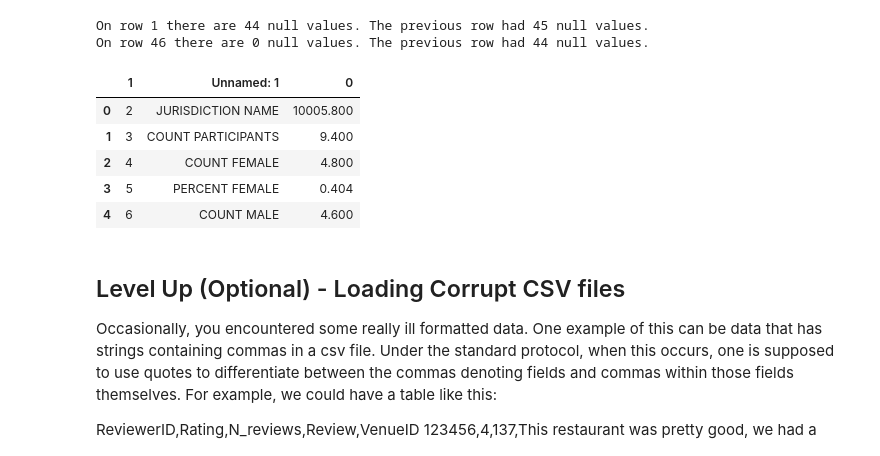
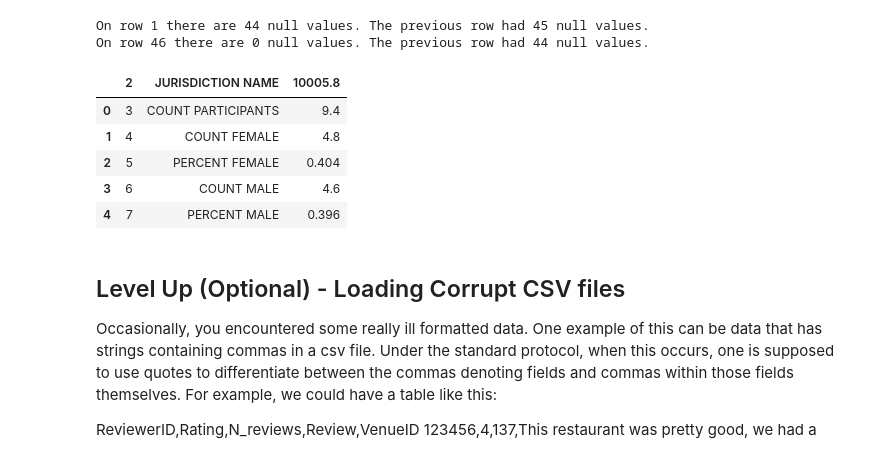
Before and after one commit to fromdatavistodatascience/dsc-importing-data-using-pandas-lab-seattle-ds-062419, a Jupyter notebook: index.ipynb, the cells around one changed output. Cells and saved outputs as stored; diff of their text form; code cells hidden in the pictures.

```diff
--- a/index.ipynb
+++ b/index.ipynb
@@ -57,15 +57,15 @@ for row in df.index:
 On row 1 there are 44 null values. The previous row had 45 null values.
 On row 46 there are 0 null values. The previous row had 44 null values.
 # %%
-df1 = pd.read_csv('Data/Zipcode_Demos.csv', header=1, nrows=45, usecols=[0,1,2])
+df1 = pd.read_csv('Data/Zipcode_Demos.csv', skip, nrows=45, usecols=[0,1,2])
 df1.head()
 # %% [output]
-|  | 1 | Unnamed: 1 | 0 |
-| 0 | 2 | JURISDICTION NAME | 10005.800 |
-| 1 | 3 | COUNT PARTICIPANTS | 9.400 |
-| 2 | 4 | COUNT FEMALE | 4.800 |
-| 3 | 5 | PERCENT FEMALE | 0.404 |
-| 4 | 6 | COUNT MALE | 4.600 |
+|  | 2 | JURISDICTION NAME | 10005.8 |
+| 0 | 3 | COUNT PARTICIPANTS | 9.4 |
+| 1 | 4 | COUNT FEMALE | 4.8 |
+| 2 | 5 | PERCENT FEMALE | 0.404 |
+| 3 | 6 | COUNT MALE | 4.6 |
+| 4 | 7 | PERCENT MALE | 0.396 |
 # %% [markdown]
 ## Level Up (Optional) - Loading Corrupt CSV files
 
```
